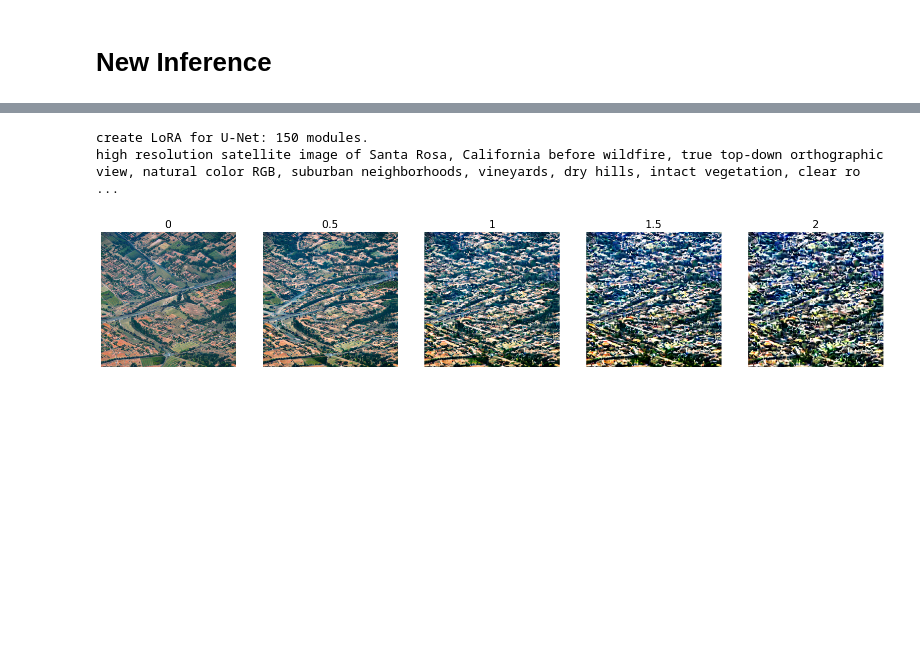
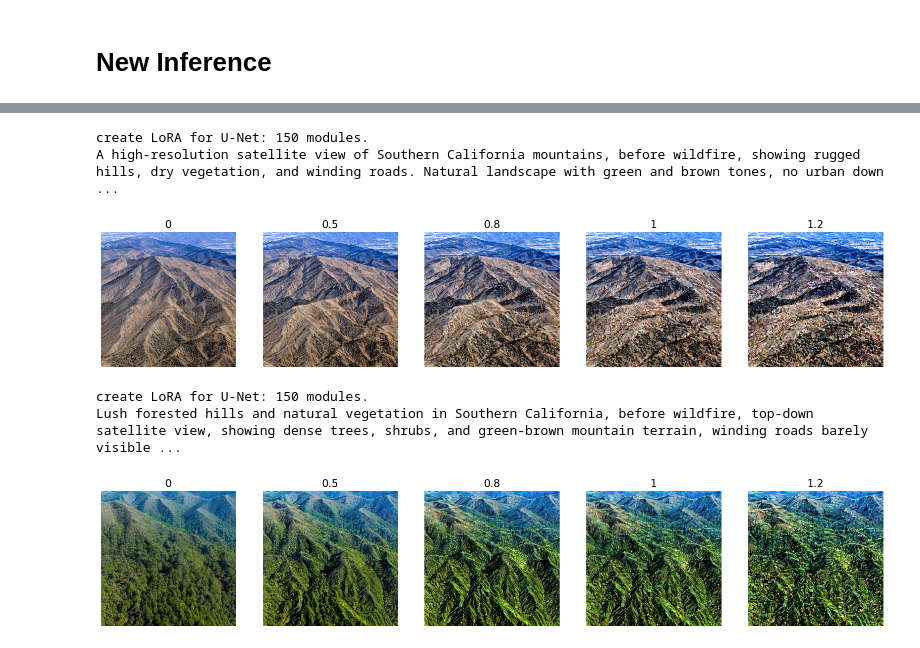
Before and after one commit to Su-Jiaqi/sliders, a Jupyter notebook: SD1-sliders-inference.ipynb, the cells around one changed output, grey strips where cells are left out. Saved outputs shown, nothing was run; the diff lists cells and outputs as text; code cells hidden in the pictures; blank space fills up the shorter version.

```diff
--- a/SD1-sliders-inference.ipynb
+++ b/SD1-sliders-inference.ipynb
@@ -93,8 +93,8 @@ CLIPTextModel(
 lora_weights = [
 
     # 'models/age_noxattn_gender_race_alpha4.0_rank4_noxattn/age_noxattn_gender_race_alpha4.0_rank4_noxattn_500steps.pt',
-    'models/new/wildfire_bridge_v1_alpha8.0_rank8_noxattn/wildfire_bridge_v1_alpha8.0_rank8_noxattn_3000steps.pt',
-    'models/new/wildfire_bridge_v1_alpha8.0_rank8_noxattn/wildfire_bridge_v1_alpha8.0_rank8_noxattn_last.pt',
+    'models/new/socal-fire_bridge_v1_alpha8.0_rank8_noxattn/socal-fire_bridge_v1_alpha8.0_rank8_noxattn_last.pt',
+
 
 ]
 # %%
@@ -102,11 +102,13 @@ lora_weights = [
 prompts = [
 #             "image of a person, 8k, realistic",
             # "a closeup photo of a person",
-            'high resolution satellite image of Santa Rosa, California before wildfire, true top-down orthographic view, natural color RGB, suburban neighborhoods, vineyards, dry hills, intact vegetation, clear road network, realistic earth observation imagery, sharp details, photorealistic',
-            'satellite imagery of Santa Rosa, California before disaster, orthographic top-down view, natural vegetation, no smoke, no fire, no damage, suburban residential area and vineyards, realistic earth observation style, high detail',
+            # 'high resolution satellite image of Santa Rosa, California before wildfire, true top-down orthographic view, natural color RGB, suburban neighborhoods, vineyards, dry hills, intact vegetation, clear road network, realistic earth observation imagery, sharp details, photorealistic',
+            # 'satellite imagery of Santa Rosa, California before disaster, orthographic top-down view, natural vegetation, no smoke, no fire, no damage, suburban residential area and vineyards, realistic earth observation style, high detail',
+            'A high-resolution satellite view of Southern California mountains, before wildfire, showing rugged hills, dry vegetation, and winding roads. Natural landscape with green and brown tones, no urban downtown, realistic satellite imagery, top-down aerial perspective, clear weather, high detail, sharp textures, photorealistic.',
+            'Lush forested hills and natural vegetation in Southern California, before wildfire, top-down satellite view, showing dense trees, shrubs, and green-brown mountain terrain, winding roads barely visible, no urban areas, photorealistic satellite imagery, high resolution, clear weather, sharp details, realistic shadows and textures, rugged landscape, natural terrain features.',
            ]
 # LoRA weights/scale to test
-scales = [0, 0.5, 1, 1.5, 2]
+scales = [0, 0.5, 0.8, 1, 1.2]
 
 # timestep during inference when we switch to LoRA scale>0 (this is done to ensure structure in the images)
 start_noise = 800
@@ -224,32 +226,35 @@ for prompt in prompts:
 
                     # compute the previous noisy sample x_t -> x_t-1
                     latents = noise_scheduler.step(noise_pred, t, latents).prev_sample
 
                 # scale and decode the image latents with vae
                 latents = 1 / 0.18215 * latents
                 with torch.no_grad():
                     image = vae.decode(latents).sample
                 image = (image / 2 + 0.5).clamp(0, 1)
                 image = image.detach().cpu().permute(0, 2, 3, 1).numpy()
                 images = (image * 255).round().astype("uint8")
                 pil_images = [Image.fromarray(image) for image in images]
                 images_list.append(pil_images[0])
             del network, unet
             unet = None
             network = None
             torch.cuda.empty_cache()
             flush()
             fig, ax = plt.subplots(1, len(images_list), figsize=(20,4))
             for i, a in enumerate(ax):
                 a.imshow(images_list[i])
                 a.set_title(f"{scales[i]}",fontsize=15)
                 a.axis('off')
 
 #             plt.suptitle(f"{os.path.basename(lora_weight).replace('.pt','')}", fontsize=20)
 
             # plt.tight_layout()
             plt.show()
 # %% [output]
 create LoRA for U-Net: 150 modules.
-high resolution satellite image of Santa Rosa, California before wildfire, true top-down orthographic view, natural color RGB, suburban neighborhoods, vineyards, dry hills, intact vegetation, clear ro ...
+A high-resolution satellite view of Southern California mountains, before wildfire, showing rugged hills, dry vegetation, and winding roads. Natural landscape with green and brown tones, no urban down ...
-[figure, old version]
+[figure, new version]
+create LoRA for U-Net: 150 modules.
+Lush forested hills and natural vegetation in Southern California, before wildfire, top-down satellite view, showing dense trees, shrubs, and green-brown mountain terrain, winding roads barely visible ...
+[figure, added]
```
Also changed, not shown: parts of 1 cell of this notebook, 20 other files.
